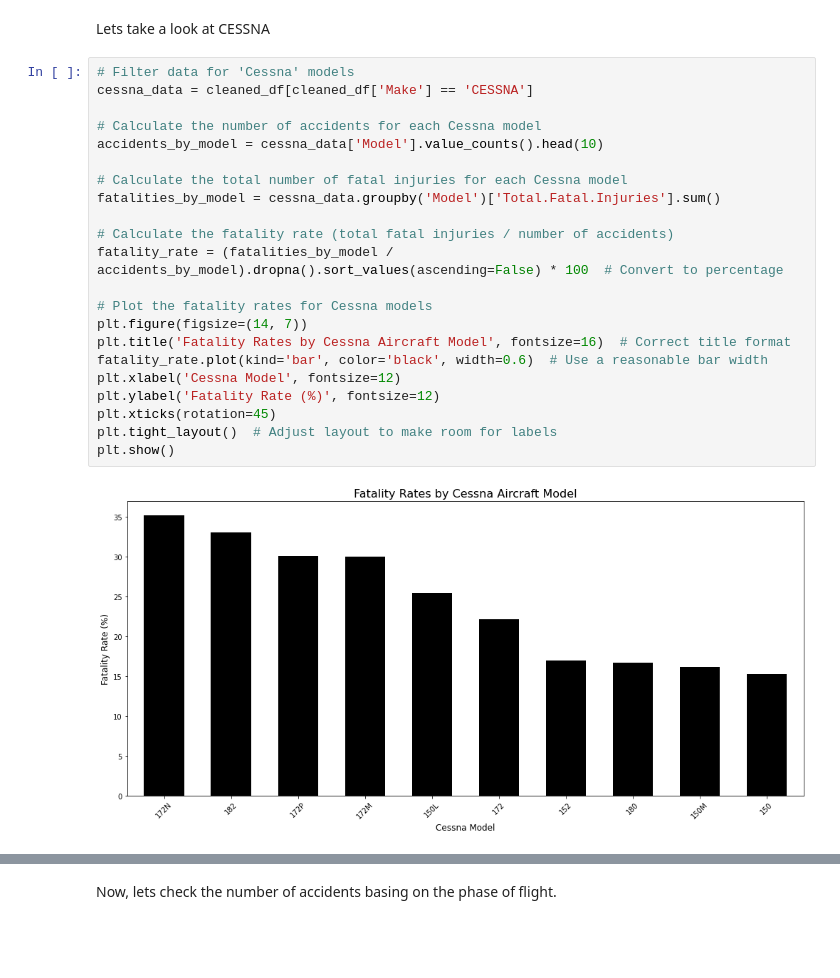
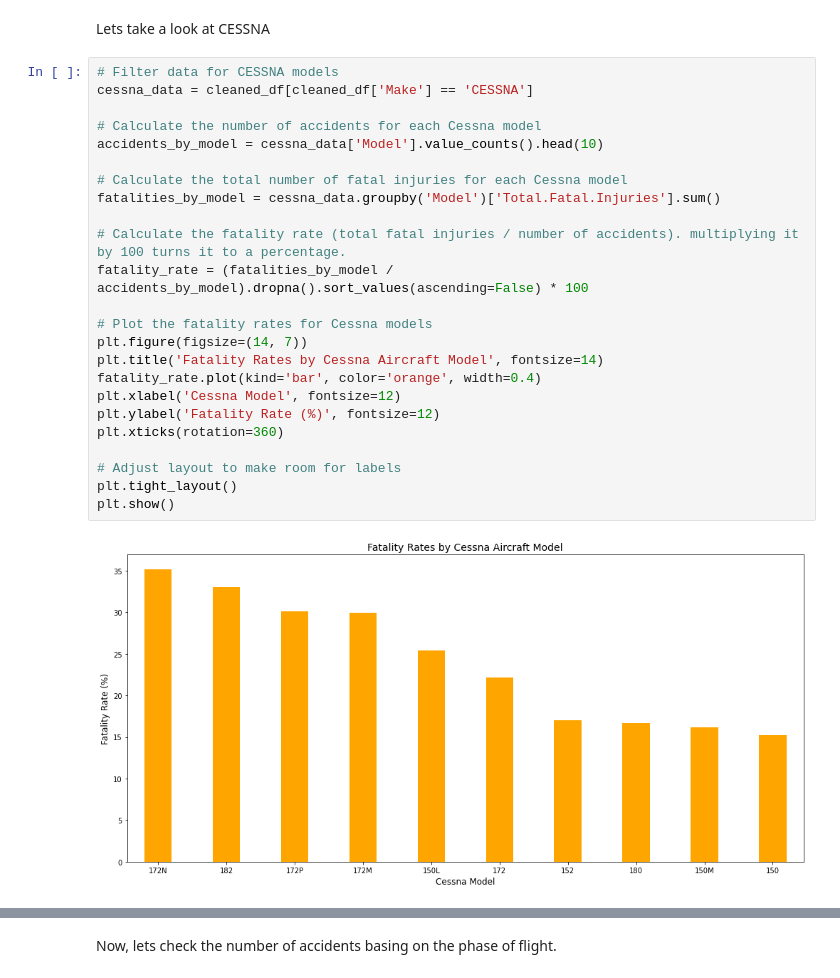
Before and after one commit to Sydney-Were/PhaseOne-Project, a Jupyter notebook: index.ipynb, the cells around one changed output, grey strips where cells are left out. Saved outputs shown, nothing was run; the diff lists cells and outputs as text; blank space fills up the shorter version.

```diff
--- a/index.ipynb
+++ b/index.ipynb
@@ -398,26 +399,28 @@ Again,CESSNA seems to have a huge number of events compaired to the rest of the
 # %% [markdown]
 Lets take a look at CESSNA
 # %%
-# Filter data for 'Cessna' models
+# Filter data for CESSNA models
 cessna_data = cleaned_df[cleaned_df['Make'] == 'CESSNA']
 
 # Calculate the number of accidents for each Cessna model
 accidents_by_model = cessna_data['Model'].value_counts().head(10)
 
 # Calculate the total number of fatal injuries for each Cessna model
 fatalities_by_model = cessna_data.groupby('Model')['Total.Fatal.Injuries'].sum()
 
-# Calculate the fatality rate (total fatal injuries / number of accidents)
-fatality_rate = (fatalities_by_model / accidents_by_model).dropna().sort_values(ascending=False) * 100  # Convert to percentage
+# Calculate the fatality rate (total fatal injuries / number of accidents). multiplying it by 100 turns it to a percentage.
+fatality_rate = (fatalities_by_model / accidents_by_model).dropna().sort_values(ascending=False) * 100
 
 # Plot the fatality rates for Cessna models
 plt.figure(figsize=(14, 7))
-plt.title('Fatality Rates by Cessna Aircraft Model', fontsize=16)  # Correct title format
-fatality_rate.plot(kind='bar', color='black', width=0.6)  # Use a reasonable bar width
+plt.title('Fatality Rates by Cessna Aircraft Model', fontsize=14)
+fatality_rate.plot(kind='bar', color='orange', width=0.4)
 plt.xlabel('Cessna Model', fontsize=12)
 plt.ylabel('Fatality Rate (%)', fontsize=12)
-plt.xticks(rotation=45)
-plt.tight_layout()  # Adjust layout to make room for labels
+plt.xticks(rotation=360)
+
+# Adjust layout to make room for labels
+plt.tight_layout()
 plt.show()
 # %% [output]
-[figure, old version]
+[figure, new version]
```
Also changed, not shown: parts of 10 cells of this notebook, 1 other file.
